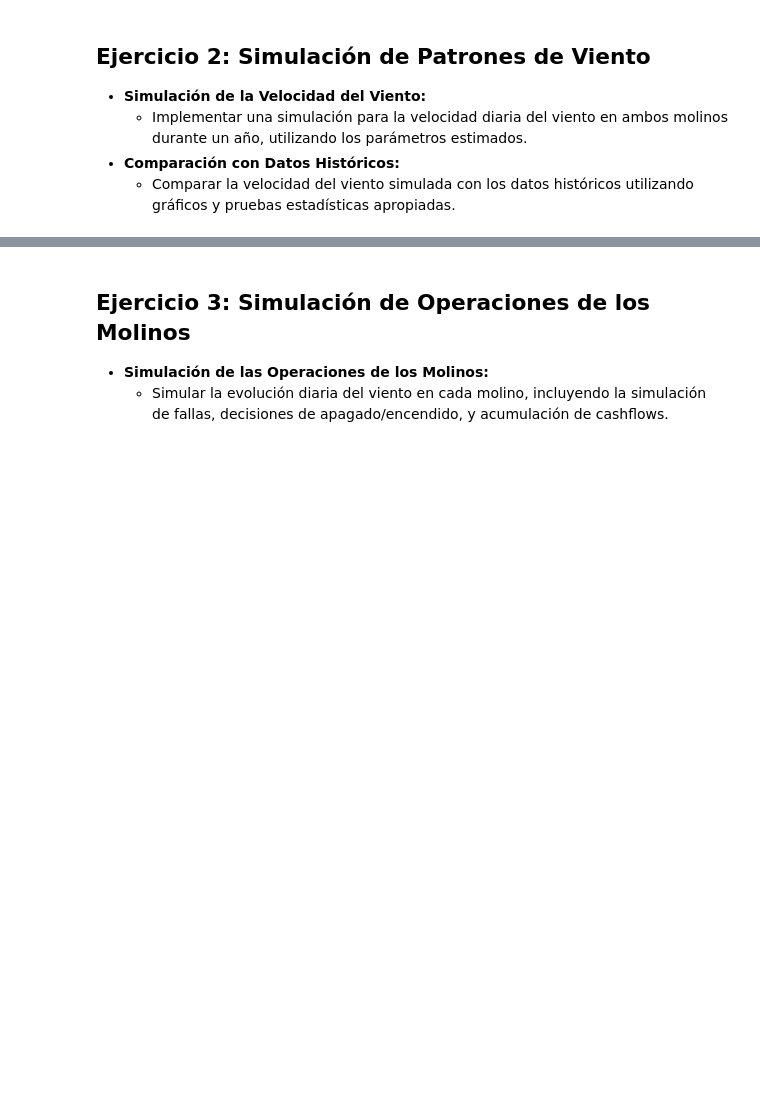
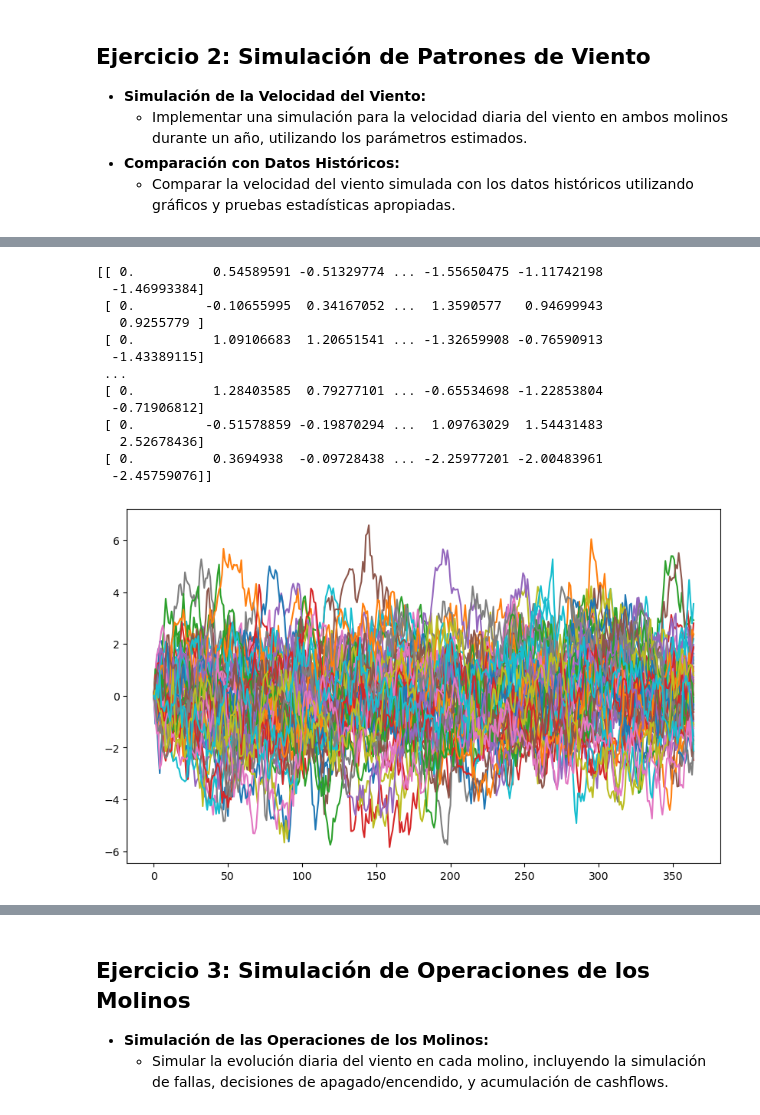
Before and after one commit to olmiave/ACN_TP1, a Jupyter notebook: TP1.ipynb, the cells around one changed output, grey strips where cells are left out. Cells and saved outputs as stored; diff of their text form; code cells hidden in the pictures; blank space fills up the shorter version.

```diff
--- a/TP1.ipynb
+++ b/TP1.ipynb
@@ -389,18 +395,33 @@ plt.show()
 # %%
-def molino_M(D_0, delta, gamma, beta, m, T):
+def simular_diferencia_viento_molinos(D_0, delta, gamma, beta, m, T):
     D = np.zeros((m, T))
     D[:, 0] = D_0
     for i in range(m):
         for t in range(1, T):
-            D[i, t] = D[i, t-1] + (beta * D[i, t-1] * delta ) + gamma * np.sqrt(delta) * np.random.normal(0, 1)
+            D[i, t] = D[i, t-1] - (beta * D[i, t-1] * delta ) + gamma * np.sqrt(delta) * np.random.normal(0, 1)
             # if D[i, t] < 0:
             #     D[i, t] = 0
     return D
 
 D_0 = wind["wind gap norte sur"].iloc[0]
-M = molino_M(D_0, delta, gamma_est, sigma_est, 50, 365)
-print(M)
+S = simular_diferencia_viento_molinos(D_0, delta, gamma_est, sigma_est, 50, 365)
+print(S)
 plt.figure(figsize=(10,6))
 for i in range(50):
-    plt.plot(M[i])
+    plt.plot(gap_molinos[i])
 plt.show()
+# %% [output]
+[[ 0.          0.54589591 -0.51329774 ... -1.55650475 -1.11742198
+  -1.46993384]
+ [ 0.         -0.10655995  0.34167052 ...  1.3590577   0.94699943
+   0.9255779 ]
+ [ 0.          1.09106683  1.20651541 ... -1.32659908 -0.76590913
+  -1.43389115]
+ ...
+ [ 0.          1.28403585  0.79277101 ... -0.65534698 -1.22853804
+  -0.71906812]
+ [ 0.         -0.51578859 -0.19870294 ...  1.09763029  1.54431483
+   2.52678436]
+ [ 0.          0.3694938  -0.09728438 ... -2.25977201 -2.00483961
+  -2.45759076]]
+[figure, added]
```
Also changed, not shown: parts of 13 cells of this notebook.
